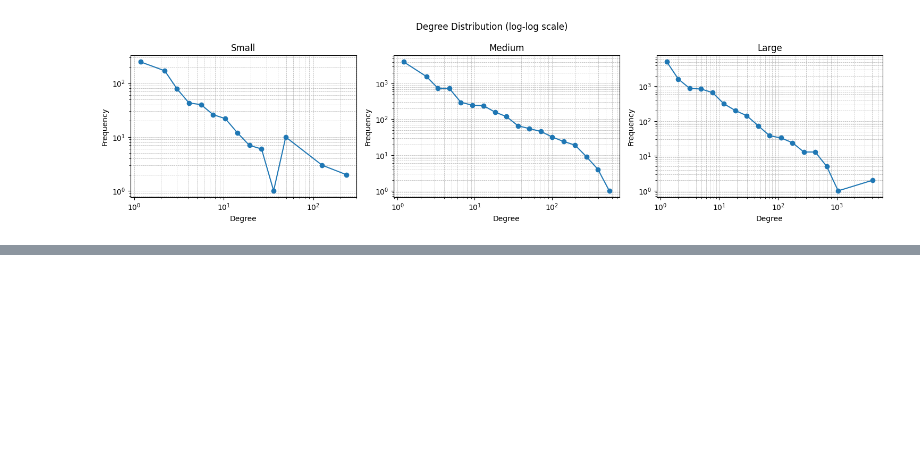
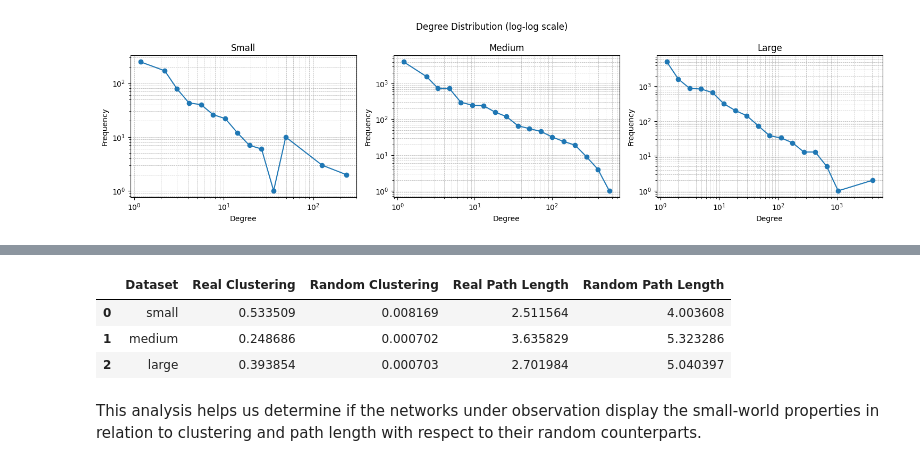
Before and after one commit to GOGO1601/network-data-analysis-cw, a Jupyter notebook: notebooks/taskB.ipynb, the cells around one changed output, grey strips where cells are left out. Cells and saved outputs as stored; diff of their text form; code cells hidden in the pictures; blank space fills up the shorter version.

Commit message:
Completed Task B core metrics, degree distribution, and random network comparison

```diff
--- a/notebooks/taskB.ipynb
+++ b/notebooks/taskB.ipynb
@@ -140,0 +155,18 @@ plt.show()
+# %%
+path_results = []
+
+for name, G in graphs.items():
+    lcc_nodes = max(nx.connected_components(G), key=len)
+    G_lcc = G.subgraph(lcc_nodes).copy()
+
+    avg_path_length = nx.average_shortest_path_length(G_lcc)
+    diameter = nx.diameter(G_lcc)
+
+    path_results.append([name, avg_path_length, diameter])
+
+path_df = pd.DataFrame(
+    path_results,
+    columns=["Dataset", "Avg Path Length", "Diameter"]
+)
+
+path_df
@@ -140,0 +188,49 @@ plt.show()
+# %%
+random_results = []
+
+for name, G in graphs.items():
+    n = G.number_of_nodes()
+    m = G.number_of_edges()
+
+    # probability for ER graph
+    p = (2 * m) / (n * (n - 1))
+
+    G_rand = nx.erdos_renyi_graph(n, p, seed=42)
+
+    # clustering
+    real_clustering = nx.average_clustering(G)
+    rand_clustering = nx.average_clustering(G_rand)
+
+    # LCC for path length
+    lcc_real = max(nx.connected_components(G), key=len)
+    G_lcc_real = G.subgraph(lcc_real)
+
+    lcc_rand = max(nx.connected_components(G_rand), key=len)
+    G_lcc_rand = G_rand.subgraph(lcc_rand)
+
+    real_path = nx.average_shortest_path_length(G_lcc_real)
+    rand_path = nx.average_shortest_path_length(G_lcc_rand)
+
+    random_results.append([
+        name,
+        real_clustering, rand_clustering,
+        real_path, rand_path
+    ])
+
+random_df = pd.DataFrame(
+    random_results,
+    columns=[
+        "Dataset",
+        "Real Clustering", "Random Clustering",
+        "Real Path Length", "Random Path Length"
+    ]
+)
+
+random_df
+# %% [output]
+|  | Dataset | Real Clustering | Random Clustering | Real Path Length | Random Path Length |
+| 0 | small | 0.533509 | 0.008169 | 2.511564 | 4.003608 |
+| 1 | medium | 0.248686 | 0.000702 | 3.635829 | 5.323286 |
+| 2 | large | 0.393854 | 0.000703 | 2.701984 | 5.040397 |
+# %% [markdown]
+This analysis helps us determine if the networks under observation display the small-world properties in relation to clustering and path length with respect to their random counterparts.
```
Also changed, not shown: parts of 6 cells of this notebook.
